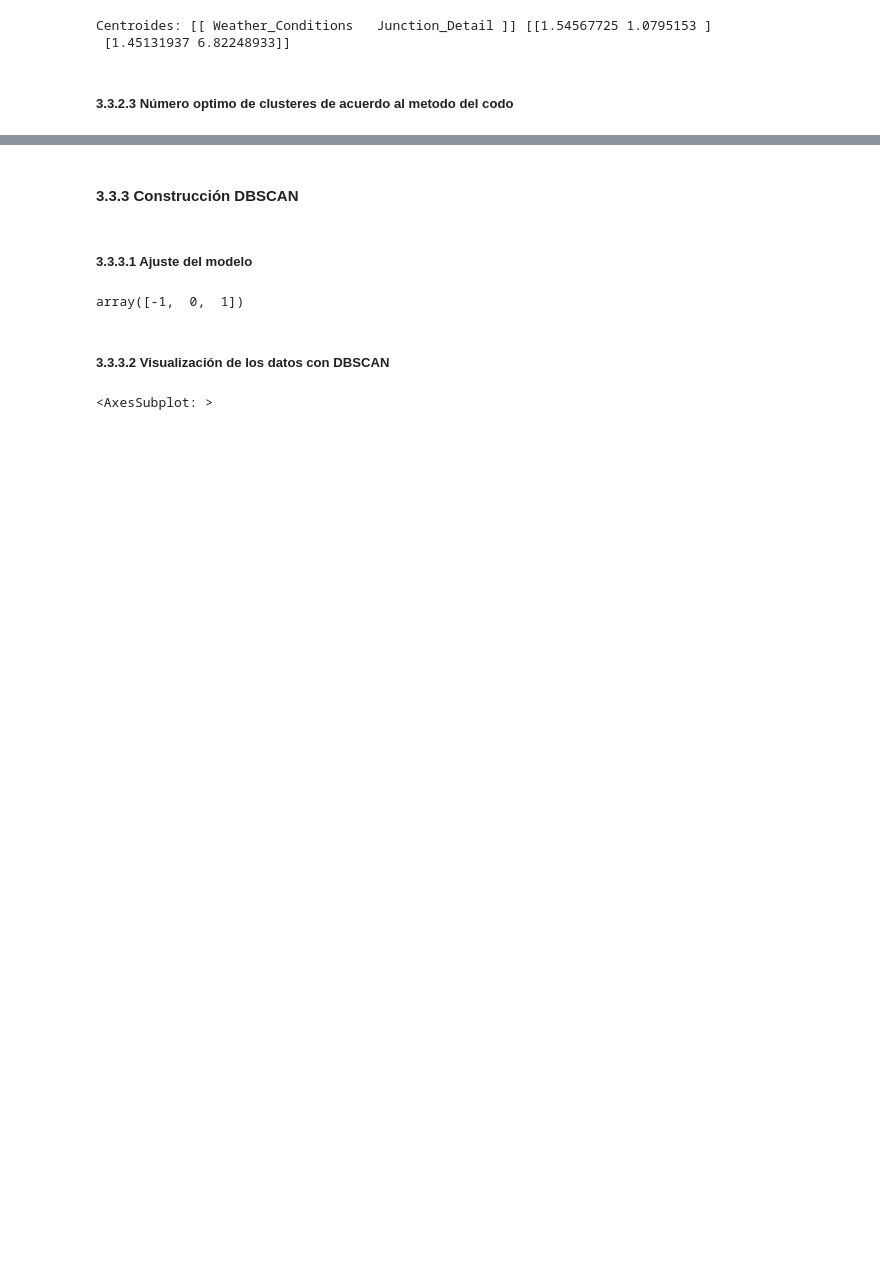
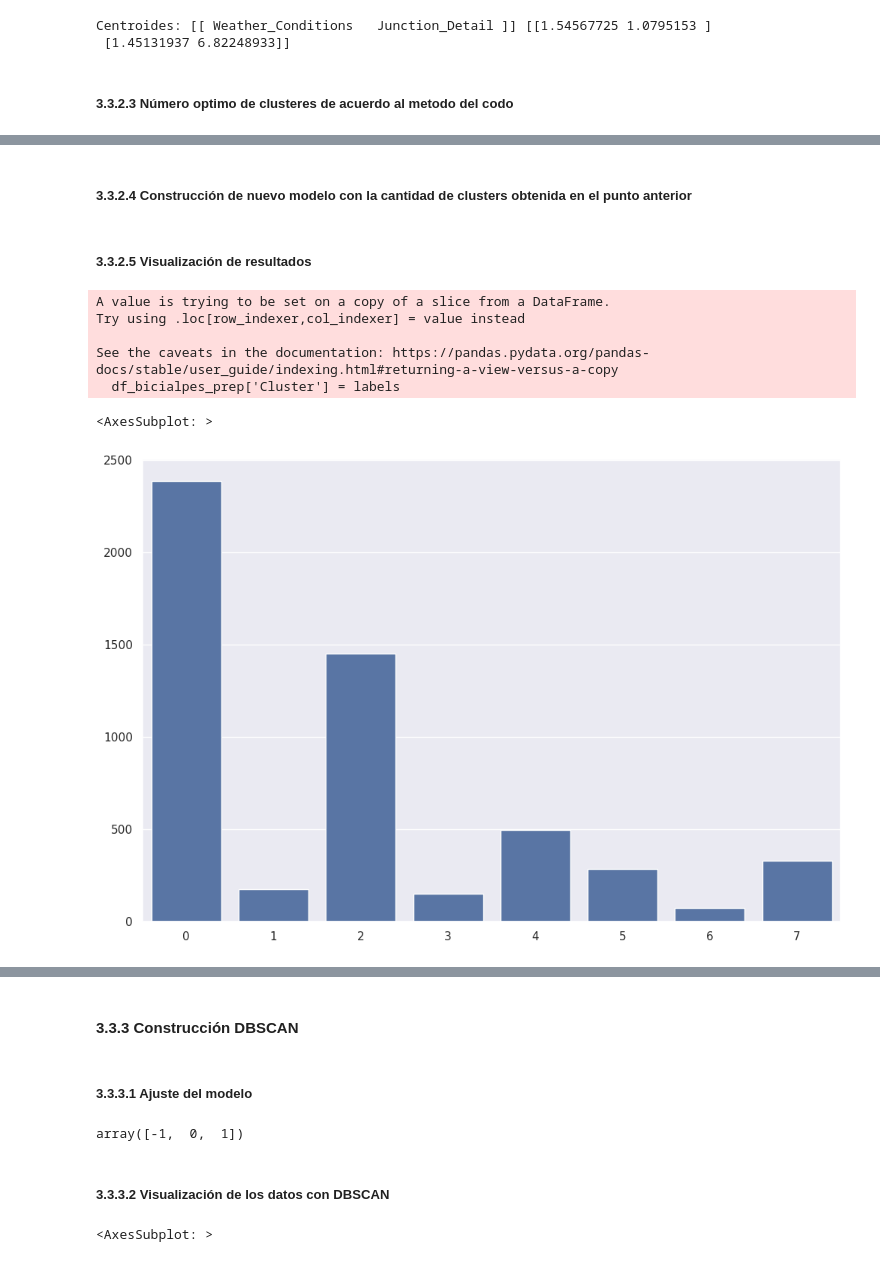
Before and after one commit to jjosorioc/ISIS3301-lab01-clustering, a Jupyter notebook: lab1.ipynb, the cells around one changed output, grey strips where cells are left out. Saved outputs shown, nothing was run; the diff lists cells and outputs as text; code cells hidden in the pictures; blank space fills up the shorter version.

```diff
--- a/lab1.ipynb
+++ b/lab1.ipynb
@@ -534,0 +536,2 @@ plot_distortion(df_bicialpes[selected_cols],1,11)
+# %% [markdown]
+##### 3.3.2.4 Construcción de nuevo modelo con la cantidad de clusters obtenida en el punto anterior
@@ -534,0 +543,19 @@ plot_distortion(df_bicialpes[selected_cols],1,11)
+# %% [markdown]
+##### 3.3.2.5 Visualización de resultados
+# %%
+labels = gaussianMixture2.predict(df_bicialpes[selected_cols])
+df_bicialpes_prep['Cluster'] = labels
+
+cluster_distrib = df_bicialpes_prep['Cluster'].value_counts()
+
+
+fig = plt.figure(figsize=(12,8))
+sns.barplot(x=cluster_distrib.index, y=cluster_distrib.values, color='b')
+# %% [output]
+A value is trying to be set on a copy of a slice from a DataFrame.
+Try using .loc[row_indexer,col_indexer] = value instead
+
+See the caveats in the documentation: https://pandas.pydata.org/pandas-docs/stable/user_guide/indexing.html#returning-a-view-versus-a-copy
+  df_bicialpes_prep['Cluster'] = labels
+<AxesSubplot: >
+[figure, added]
```
Also changed, not shown: parts of 18 cells of this notebook.
